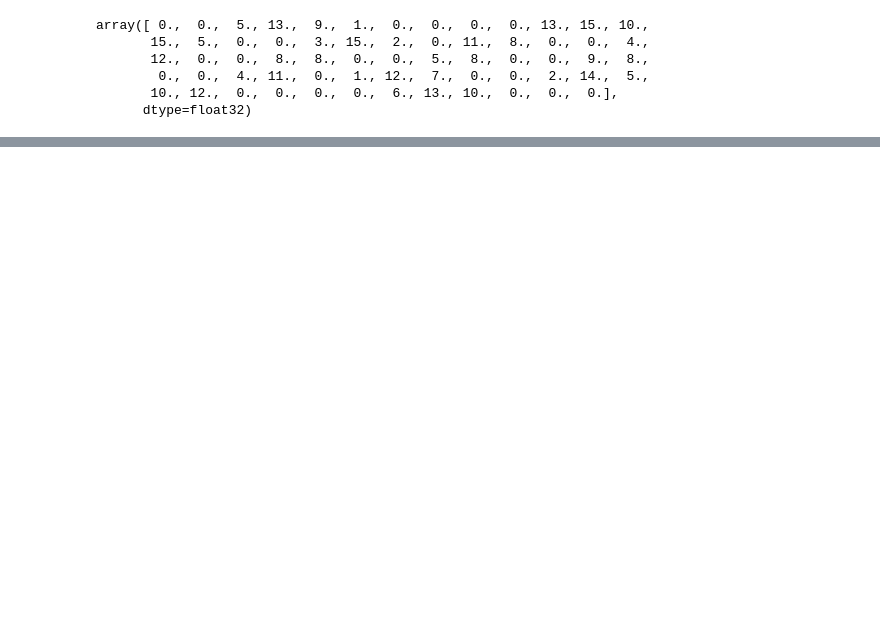
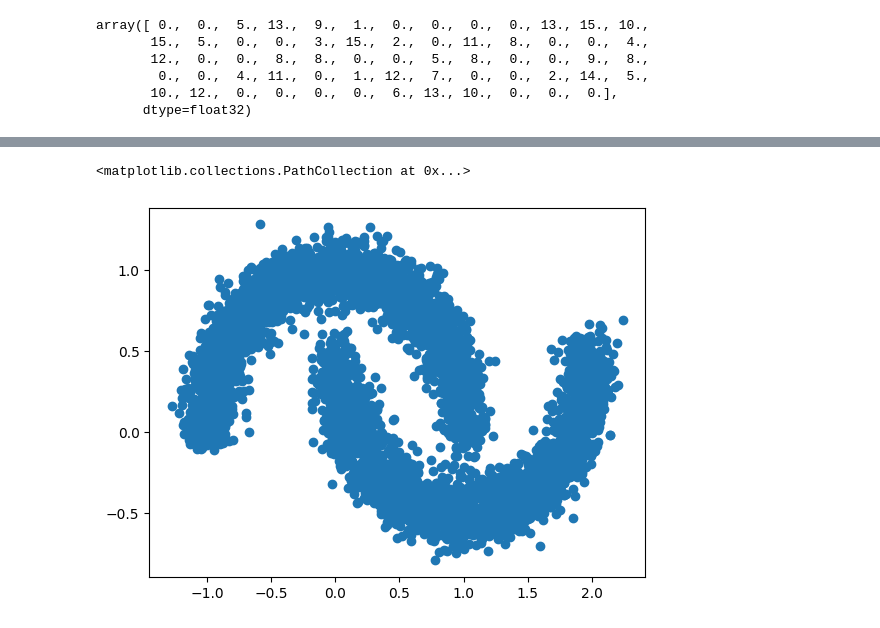
Before and after one commit to Hanifemam/generative-models, a Jupyter notebook: flow/realNVP.ipynb, the cells around one changed output, grey strips where cells are left out. Cells and saved outputs as stored; diff of their text form; code cells hidden in the pictures; blank space fills up the shorter version.

```diff
--- a/flow/realNVP.ipynb
+++ b/flow/realNVP.ipynb
@@ -110,0 +277,5 @@ class AffineCoupling(nn.Module):
+# %%
+plt.scatter(moons[:, 0], moons[:, 1])
+# %% [output]
+<matplotlib.collections.PathCollection at 0x...>
+[figure, added]
```
Also changed, not shown: parts of 14 cells of this notebook.
